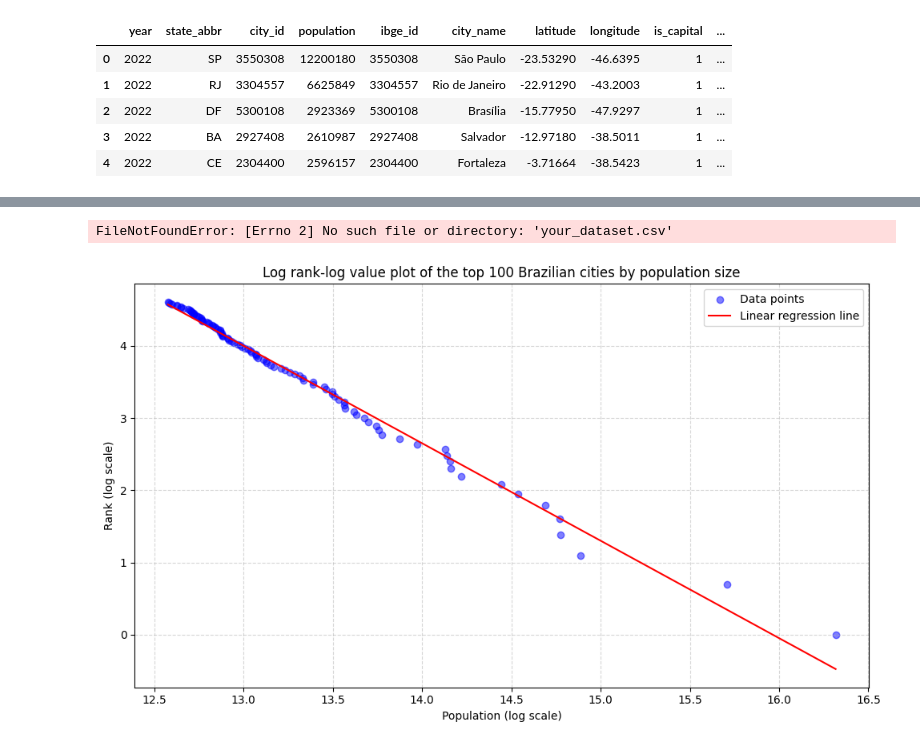
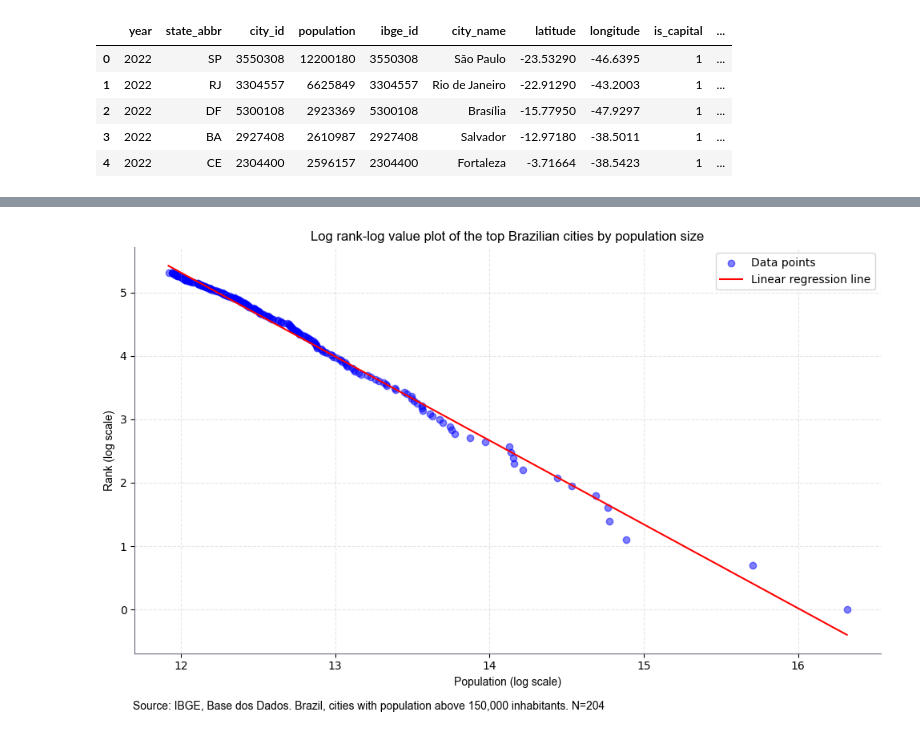
Before and after one commit to felipesebben/bk_data_analysis_studies, a Jupyter notebook: da_data_exercises/ch03-exploratory_data_analysis/05-city_size_brazil/05-city_size_brazil.ipynb, the cells around one changed output, grey strips where cells are left out. Drawn from its saved outputs; the diff is of its cells as text; code cells hidden in the pictures.

```diff
--- a/da_data_exercises/ch03-exploratory_data_analysis/05-city_size_brazil/05-city_size_brazil.ipynb
+++ b/da_data_exercises/ch03-exploratory_data_analysis/05-city_size_brazil/05-city_size_brazil.ipynb
@@ -113,5 +114,5 @@ cities_2022.sort_values(by="index", ascending=True).head()
 # %%
-cities_2022 = cities_2022.loc[cities_2022["index"] <= 100]
+cities_2022 = cities_2022.loc[cities_2022["population"] > 150_000]
 # %%
 cities_2022.count()
 # %% [output]
@@ -354,74 +342,49 @@ ggplot(cities_2022, aes(x="ln_population", y="ln_rank")) + geom_smooth(
-# %%
-import matplotlib.pyplot as plt
-import pandas as pd
-import numpy as np
-from scipy.stats import linregress
-
-# Load your dataset (replace 'your_dataset.csv' with your actual file path)
-data = pd.read_csv('your_dataset.csv')
-
-# Calculate the logarithms of population and rank
-data['ln_population'] = np.log(data['population'])
-data['ln_rank'] = np.log(data['index'])  # Assuming 'index' represents rank
-
-# Create a scatter plot
-plt.figure(figsize=(10, 6))  # Adjust the figure size as needed
-plt.scatter(data['ln_population'], data['ln_rank'], color='blue', marker='o', label='Data points', alpha=0.5)
-
-# Calculate linear regression
-slope, intercept, r_value, p_value, std_err = linregress(data['ln_population'], data['ln_rank'])
-x_vals = np.linspace(min(data['ln_population']), max(data['ln_population']), 100)
-y_vals = slope * x_vals + intercept
-
-# Plot the linear regression line
-plt.plot(x_vals, y_vals, color='red', label='Linear Regression Line')
-
-# Add labels and title
-plt.xlabel('ln(population)')
-plt.ylabel('ln(rank)')
-plt.title('Log-Rank Population Plot with Linear Regression Line')
-
-# Customize plot
-plt.legend()
-plt.grid(True, which='both', linestyle='--', alpha=0.7)
-plt.tight_layout()
-
-# Show the plot
-plt.show()
-# %% [output]
-FileNotFoundError: [Errno 2] No such file or directory: 'your_dataset.csv'
 # %%
 # Create the log-ran population plot
 plt.figure(figsize=(10, 6))
+plt.subplots_adjust(left=0.2, right=1, top=0.9, bottom=0.1)
+
 plt.scatter(cities_2022["ln_population"], cities_2022["ln_rank"],
          marker="o",
          linestyle="-",
          color="b",
          label="Data points",
          alpha=0.5)
 
 # Calculate linear regression
 slope, intercept, r_value, p_value, std_err = linregress(
     cities_2022["ln_population"], cities_2022["ln_rank"]
     )
 x_vals = np.linspace(min(cities_2022["ln_population"]), max(cities_2022["ln_population"]), 100)
 y_vals = slope * x_vals + intercept
 
 # Plot the linea regressoin line
 plt.plot(x_vals, y_vals, color="red", label="Linear regression line")
 
 
-
 # Add labels and title
-plt.xlabel("Population (log scale)")
-plt.ylabel("Rank (log scale)")
-plt.title("Log rank-log value plot of the top 100 Brazilian cities by population size")
-plt.grid(True, which="both", ls="--", alpha=0.5)
+plt.xlabel("Population (log scale)",
+           fontdict={"fontname": "Arial"})
+plt.ylabel("Rank (log scale)",
+           fontdict={"fontname": "Arial"})
+plt.title("Log rank-log value plot of the top Brazilian cities by population size",
+          fontdict={"fontname": "Arial"})
+plt.grid(True, which="both", ls="--", alpha=0.3)
 
 # Add legend
 plt.legend()
 
+# Add caption
+txt=f"Source: IBGE, Base dos Dados. Brazil, cities with population above 150,000 inhabitants. N={cities_2022['population'].count()}"
+plt.figtext(0.64, -0.02, txt, wrap=True, horizontalalignment='right', fontsize=10, fontdict={"fontname": "Arial"})
+
+# Remove the top and right spines
+plt.gca().spines["top"].set_visible(False)
+plt.gca().spines["right"].set_visible(False)
+plt.gca().spines["bottom"].set_color("#61677A")
+plt.gca().spines["left"].set_color("#61677A")
+
 plt.tight_layout()
 plt.show()
 # %% [output]
-[figure, old version]
+[figure, new version]
```
Also changed, not shown: parts of 8 cells of this notebook.
